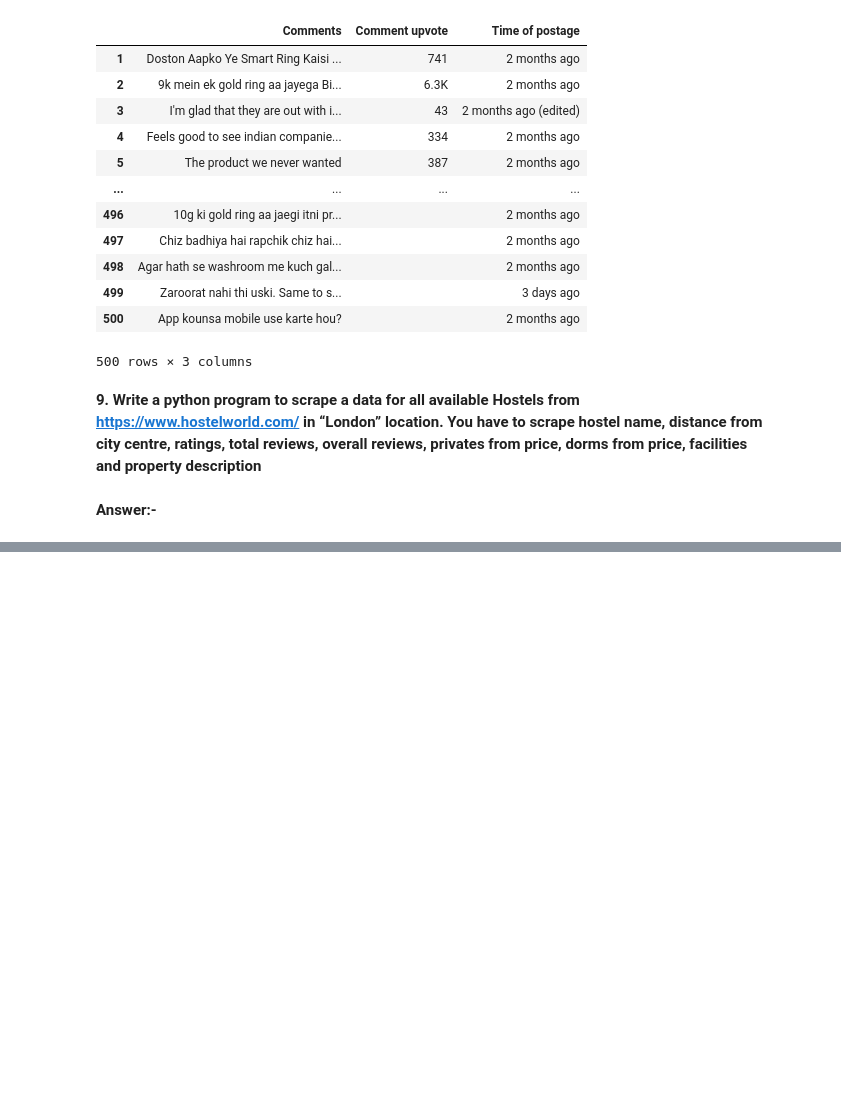
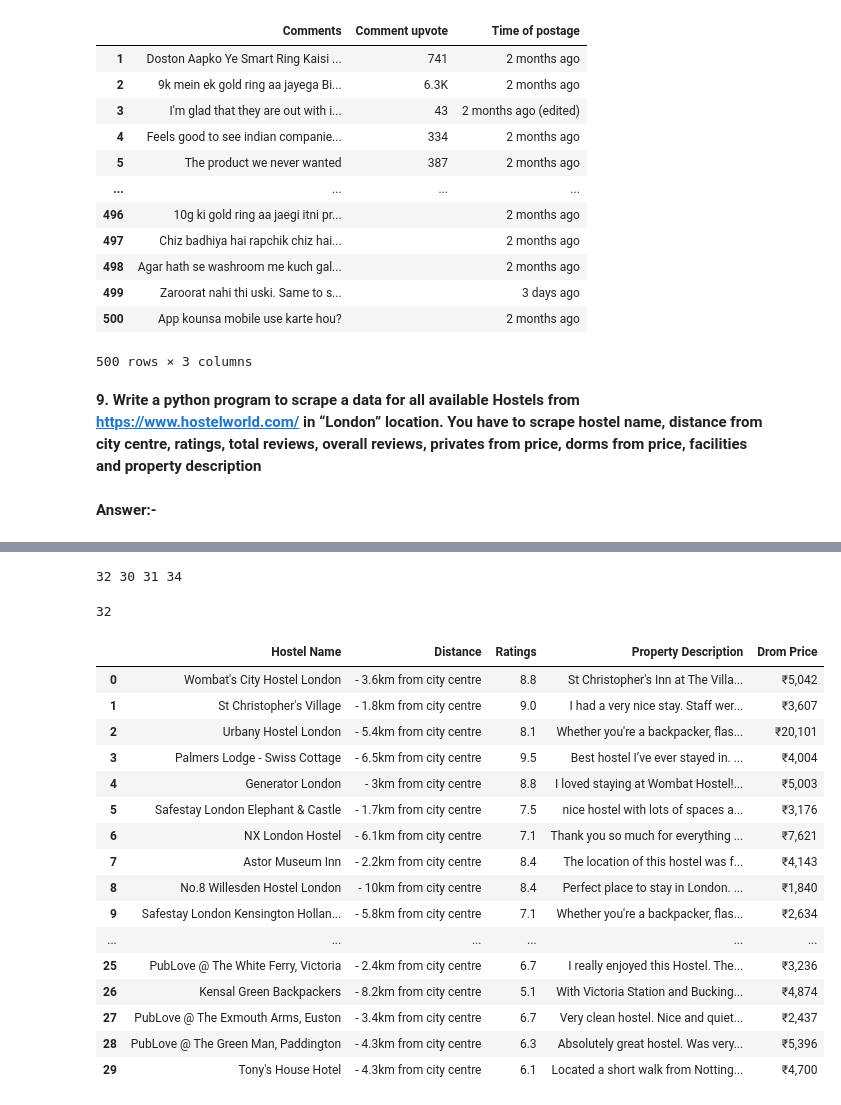
Before and after one commit to Soumendra007/Internship, a Jupyter notebook: Handling Exception with Selenium/Handling Exceptions Assignment using selenium.ipynb, the cells around one changed output, grey strips where cells are left out. Saved outputs shown, nothing was run; the diff lists cells and outputs as text; code cells hidden in the pictures; blank space fills up the shorter version.

```diff
--- a/Handling Exception with Selenium/Handling Exceptions Assignment using selenium.ipynb
+++ b/Handling Exception with Selenium/Handling Exceptions Assignment using selenium.ipynb
@@ -495,0 +446,14 @@ description[0::12]
+# %%
+for i in range(0, len(description), 4):
+    product_info = description[i:i+4]
+
+    os_info = product_info[0].split('\n')[1]
+    processor_info = product_info[1].split('\n')[1]
+    sd_info = product_info[2].split('\n')[1]
+    display_info = product_info[3].split('\n')[1]
+
+
+    os.append(os_info)
+    processor.append(processor_info)
+    sd.append(sd_info)
+    display.append(display_info)
@@ -671,0 +645,45 @@ TimeoutException: Message:
+# %%
+print(len(Name),len(distance),len(ratings),len(dorms_price))
+# %% [output]
+32 30 31 34
+# %%
+urls=[]
+# %%
+url=driver.find_elements(By.XPATH,'//div[@class="property-card"]/a/a')
+for i in url:
+    urls.append(i.get_attribute('href'))
+# %%
+len(urls)
+# %% [output]
+32
+# %%
+for M in urls:
+    driver.get(M)
+    try:
+        des=driver.find_elements(By.XPATH,'//div[@class="content collapse-content"]')
+        for tag in des:
+            des_tag=tag.text
+            facilities_and_property_description.append(des_tag)
+    except NoSuchElementException:
+        facilities_and_property_description.append("--")
+# %%
+Hostel=pd.DataFrame({"Hostel Name":Name[2:],"Distance":distance,"Ratings":ratings[1:],"Property Description":facilities_and_property_description[:60:2],"Drom Price":dorms_price[3:33]})
+Hostel
+# %% [output]
+|  | Hostel Name | Distance | Ratings | Property Description | Drom Price |
+| 0 | Wombat's City Hostel London | - 3.6km from city centre | 8.8 | St Christopher's Inn at The Villa... | ₹5,042 |
+| 1 | St Christopher's Village | - 1.8km from city centre | 9.0 | I had a very nice stay. Staff wer... | ₹3,607 |
+| 2 | Urbany Hostel London | - 5.4km from city centre | 8.1 | Whether you're a backpacker, flas... | ₹20,101 |
+| 3 | Palmers Lodge - Swiss Cottage | - 6.5km from city centre | 9.5 | Best hostel I’ve ever stayed in. ... | ₹4,004 |
+| 4 | Generator London | - 3km from city centre | 8.8 | I loved staying at Wombat Hostel!... | ₹5,003 |
+| 5 | Safestay London Elephant & Castle | - 1.7km from city centre | 7.5 | nice hostel with lots of spaces a... | ₹3,176 |
+| 6 | NX London Hostel | - 6.1km from city centre | 7.1 | Thank you so much for everything ... | ₹7,621 |
+| 7 | Astor Museum Inn | - 2.2km from city centre | 8.4 | The location of this hostel was f... | ₹4,143 |
+| 8 | No.8 Willesden Hostel London | - 10km from city centre | 8.4 | Perfect place to stay in London. ... | ₹1,840 |
+| 9 | Safestay London Kensington Hollan... | - 5.8km from city centre | 7.1 | Whether you're a backpacker, flas... | ₹2,634 |
+| ... | ... | ... | ... | ... | ... |
+| 25 | PubLove @ The White Ferry, Victoria | - 2.4km from city centre | 6.7 | I really enjoyed this Hostel. The... | ₹3,236 |
+| 26 | Kensal Green Backpackers | - 8.2km from city centre | 5.1 | With Victoria Station and Bucking... | ₹4,874 |
+| 27 | PubLove @ The Exmouth Arms, Euston | - 3.4km from city centre | 6.7 | Very clean hostel. Nice and quiet... | ₹2,437 |
+| 28 | PubLove @ The Green Man, Paddington | - 4.3km from city centre | 6.3 | Absolutely great hostel. Was very... | ₹5,396 |
+| 29 | Tony's House Hotel | - 4.3km from city centre | 6.1 | Located a short walk from Notting... | ₹4,700 |
```
Also changed, not shown: parts of 13 cells of this notebook.
